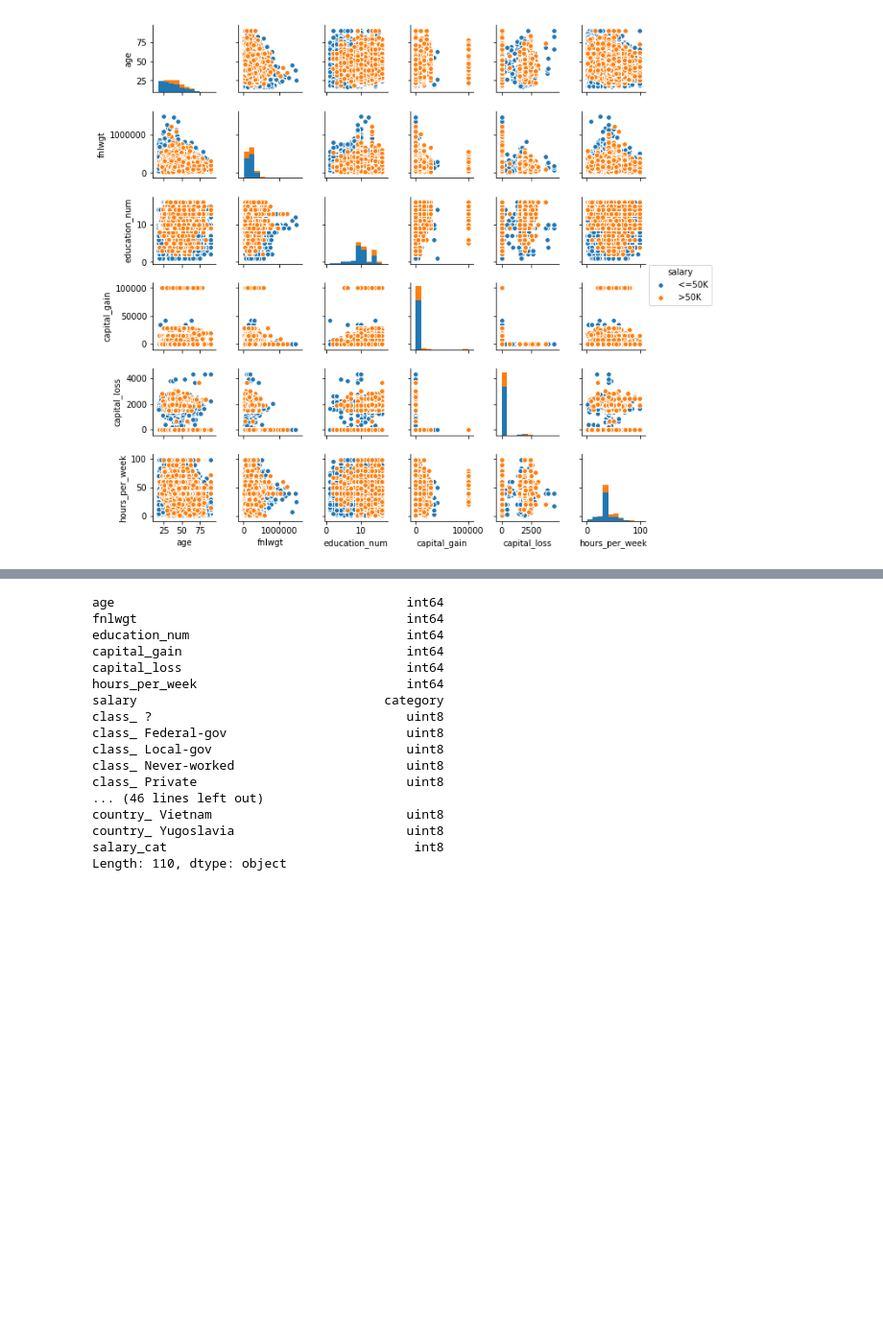
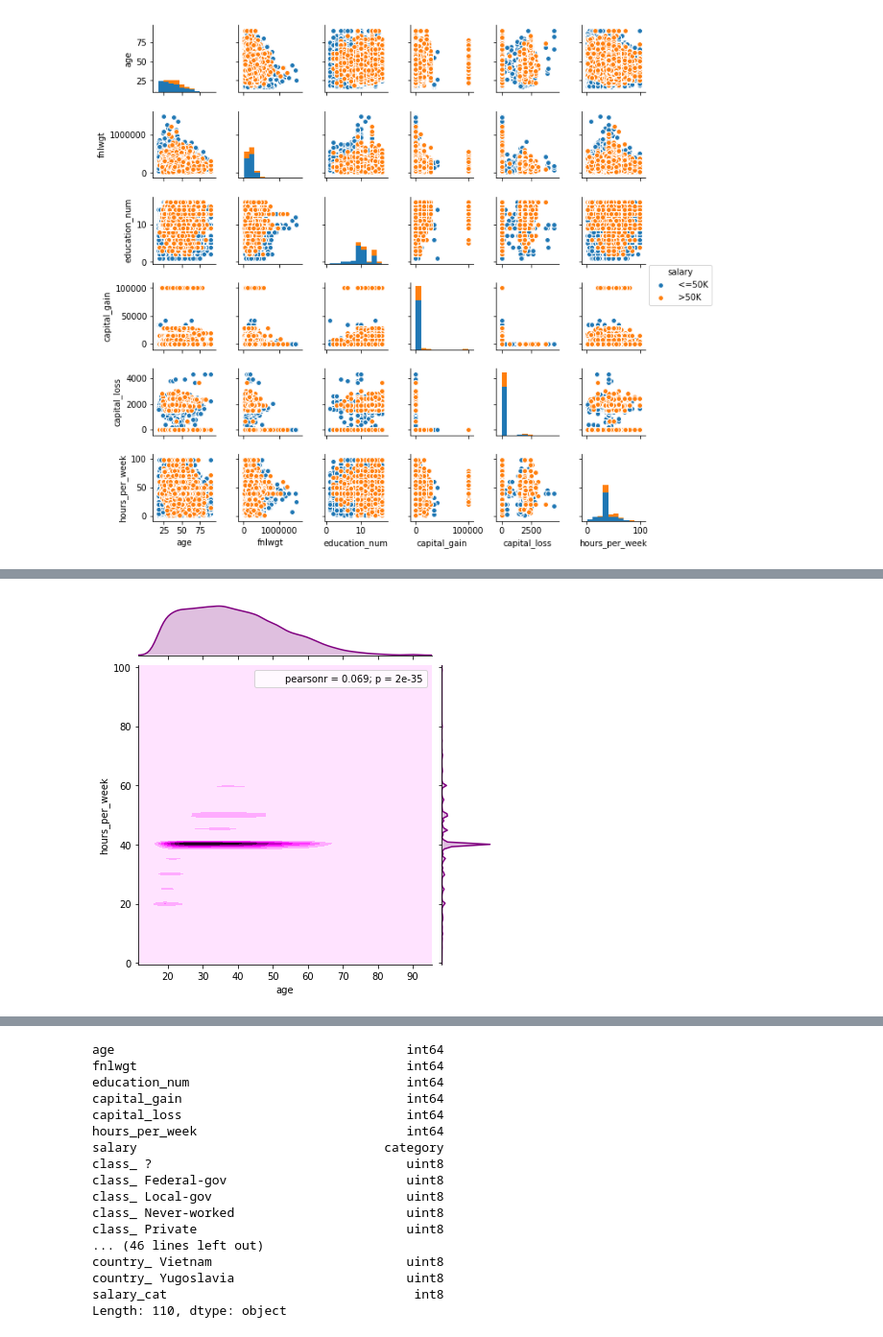
Before and after one commit to Gavin-Whitesitt/Project-1, a Jupyter notebook: Problem #2.ipynb, the cells around one changed output, grey strips where cells are left out. Shown at 96% size. Drawn from its saved outputs; the diff is of its cells as text; code cells hidden in the pictures; blank space fills up the shorter version.

```diff
--- a/Problem #2.ipynb
+++ b/Problem #2.ipynb
@@ -60,0 +71,4 @@ sns.pairplot(adult, hue='salary', size=1.5)
+# %%
+sns.jointplot("age", "hours_per_week", data=adult, kind='kde', color="purple");
+# %% [output]
+[figure, added]
```
Also changed, not shown: parts of 20 cells of this notebook.
